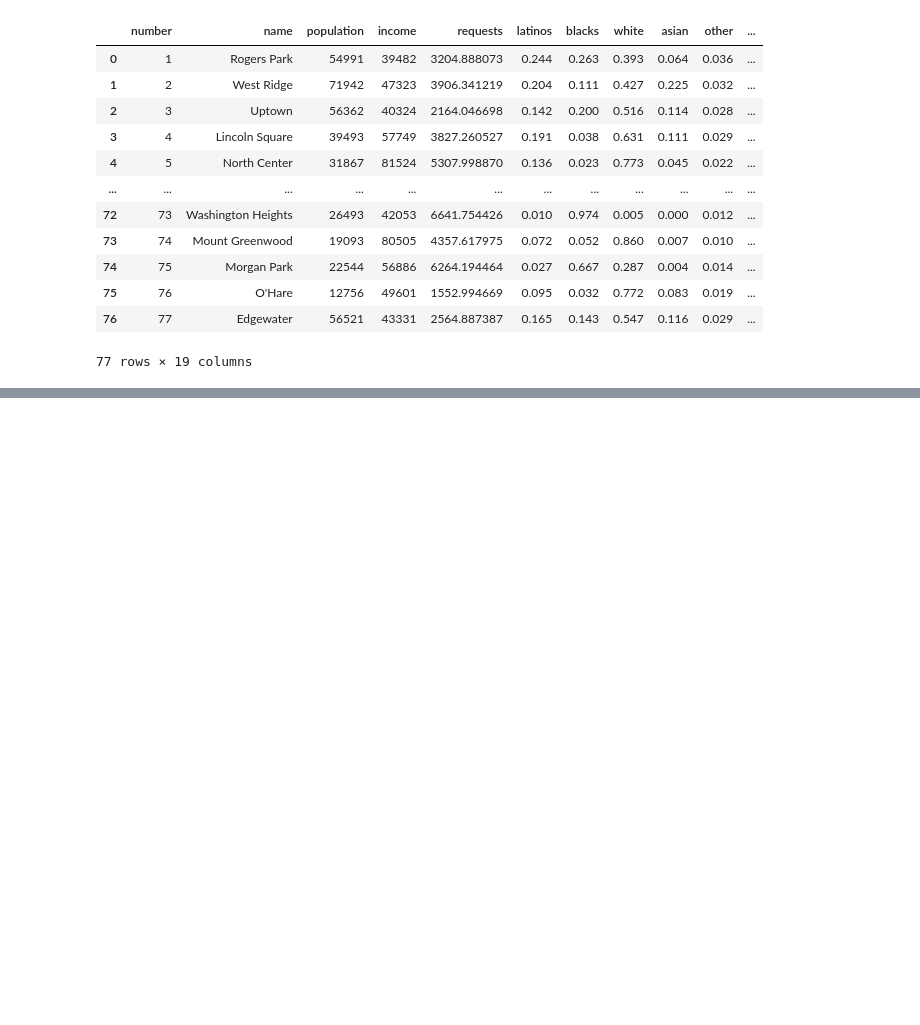
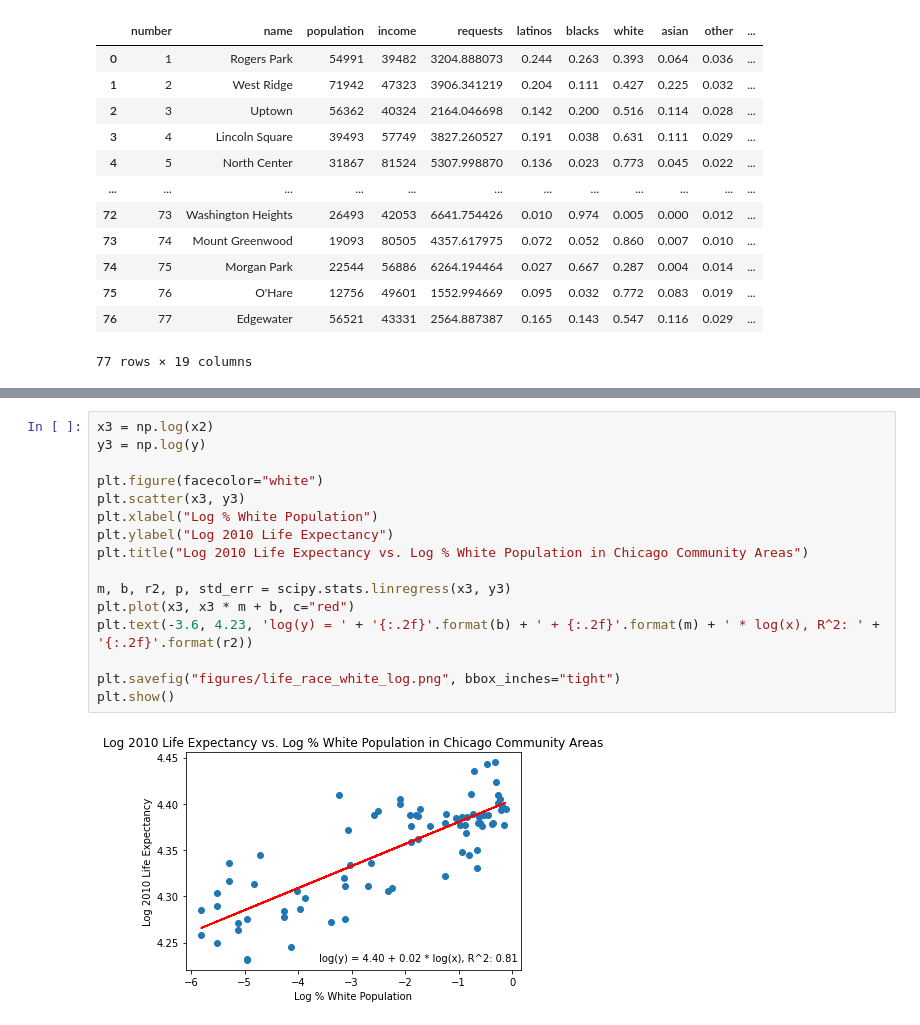
Before and after one commit to Environmental-Research-Group/data_analysis_22_23, a Jupyter notebook: kevinlin/v2.ipynb, the cells around one changed output, grey strips where cells are left out. Drawn from its saved outputs; the diff is of its cells as text; blank space fills up the shorter version.

```diff
--- a/kevinlin/v2.ipynb
+++ b/kevinlin/v2.ipynb
@@ -99,0 +118,18 @@ plt.show()
+# %%
+x3 = np.log(x2)
+y3 = np.log(y)
+
+plt.figure(facecolor="white")
+plt.scatter(x3, y3)
+plt.xlabel("Log % White Population")
+plt.ylabel("Log 2010 Life Expectancy")
+plt.title("Log 2010 Life Expectancy vs. Log % White Population in Chicago Community Areas")
+
+m, b, r2, p, std_err = scipy.stats.linregress(x3, y3)
+plt.plot(x3, x3 * m + b, c="red")
+plt.text(-3.6, 4.23, 'log(y) = ' + '{:.2f}'.format(b) + ' + {:.2f}'.format(m) + ' * log(x), R^2: ' + '{:.2f}'.format(r2))
+
+plt.savefig("figures/life_race_white_log.png", bbox_inches="tight")
+plt.show()
+# %% [output]
+[figure, added]
```
Also changed, not shown: parts of 4 cells of this notebook, 4 other files.
